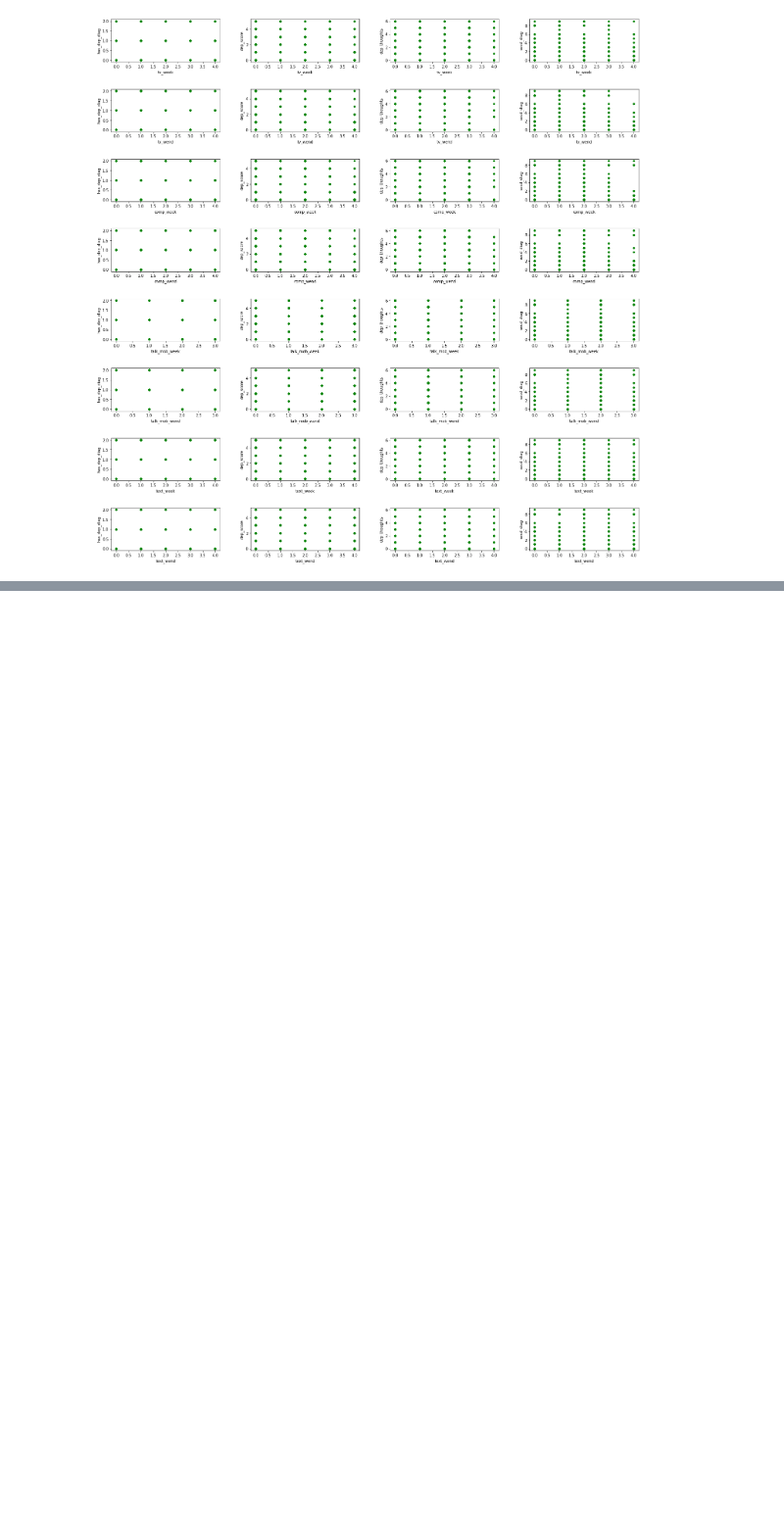
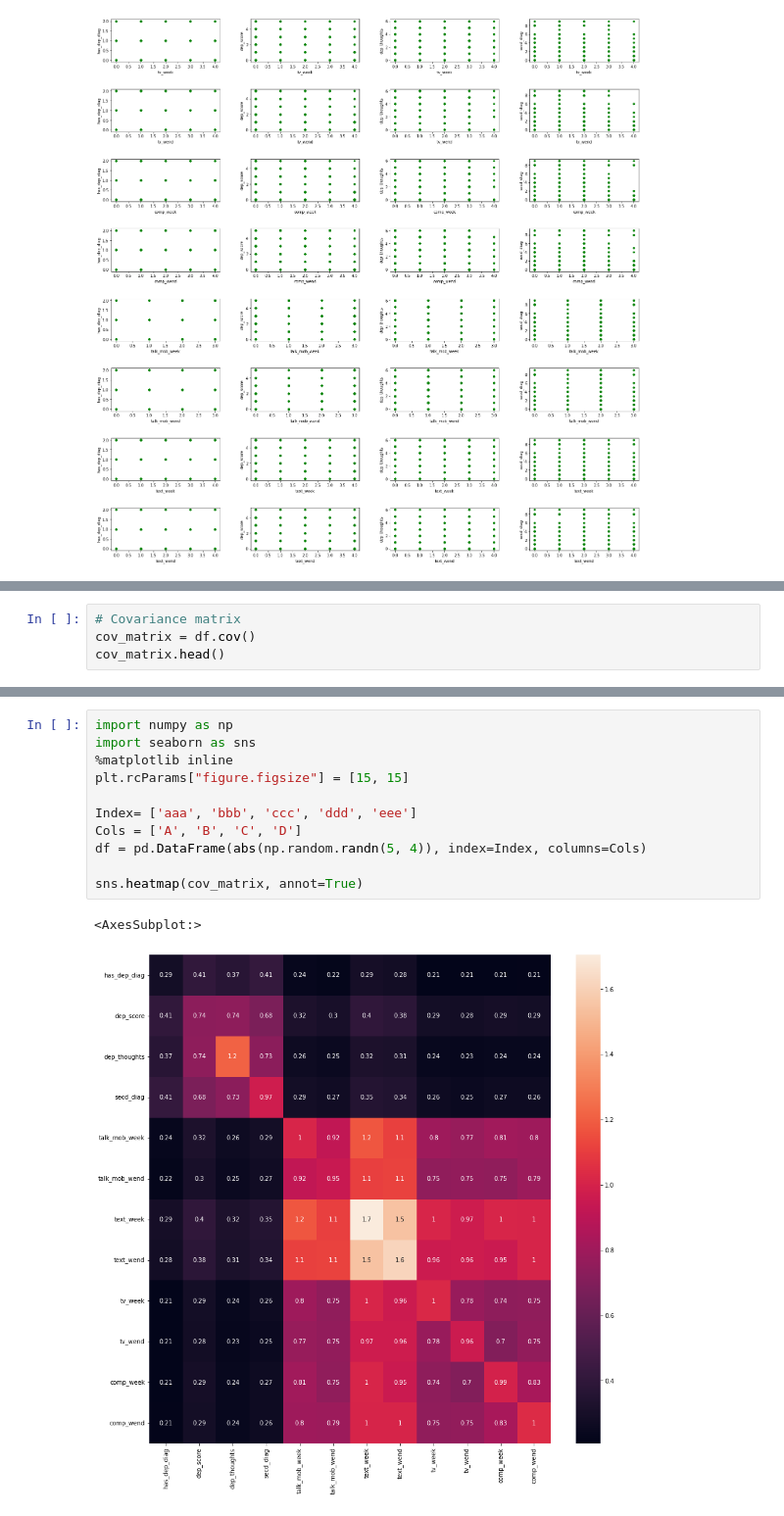
Before and after one commit to phillipSloan/applied-data-science, a Jupyter notebook: personal-notebooks/data-exploration-isabella.ipynb, the cells around one changed output, grey strips where cells are left out. Shown at 98% size. Cells and saved outputs as stored; diff of their text form; blank space fills up the shorter version.

Commit message:
Isabella: added covariance matrix visualisation

```diff
--- a/personal-notebooks/data-exploration-isabella.ipynb
+++ b/personal-notebooks/data-exploration-isabella.ipynb
@@ -403,0 +402,4 @@ tv_week, tv_wend, comp_week, comp_wend, talk_mob_week, talk_mob_wend, text_week,
+# %%
+# Covariance matrix
+cov_matrix = df.cov()
+cov_matrix.head()
@@ -403,0 +413,14 @@ tv_week, tv_wend, comp_week, comp_wend, talk_mob_week, talk_mob_wend, text_week,
+# %%
+import numpy as np
+import seaborn as sns
+%matplotlib inline
+plt.rcParams["figure.figsize"] = [15, 15]
+
+Index= ['aaa', 'bbb', 'ccc', 'ddd', 'eee']
+Cols = ['A', 'B', 'C', 'D']
+df = pd.DataFrame(abs(np.random.randn(5, 4)), index=Index, columns=Cols)
+
+sns.heatmap(cov_matrix, annot=True)
+# %% [output]
+<AxesSubplot:>
+[figure, added]
```
Also changed, not shown: parts of 2 cells of this notebook.
